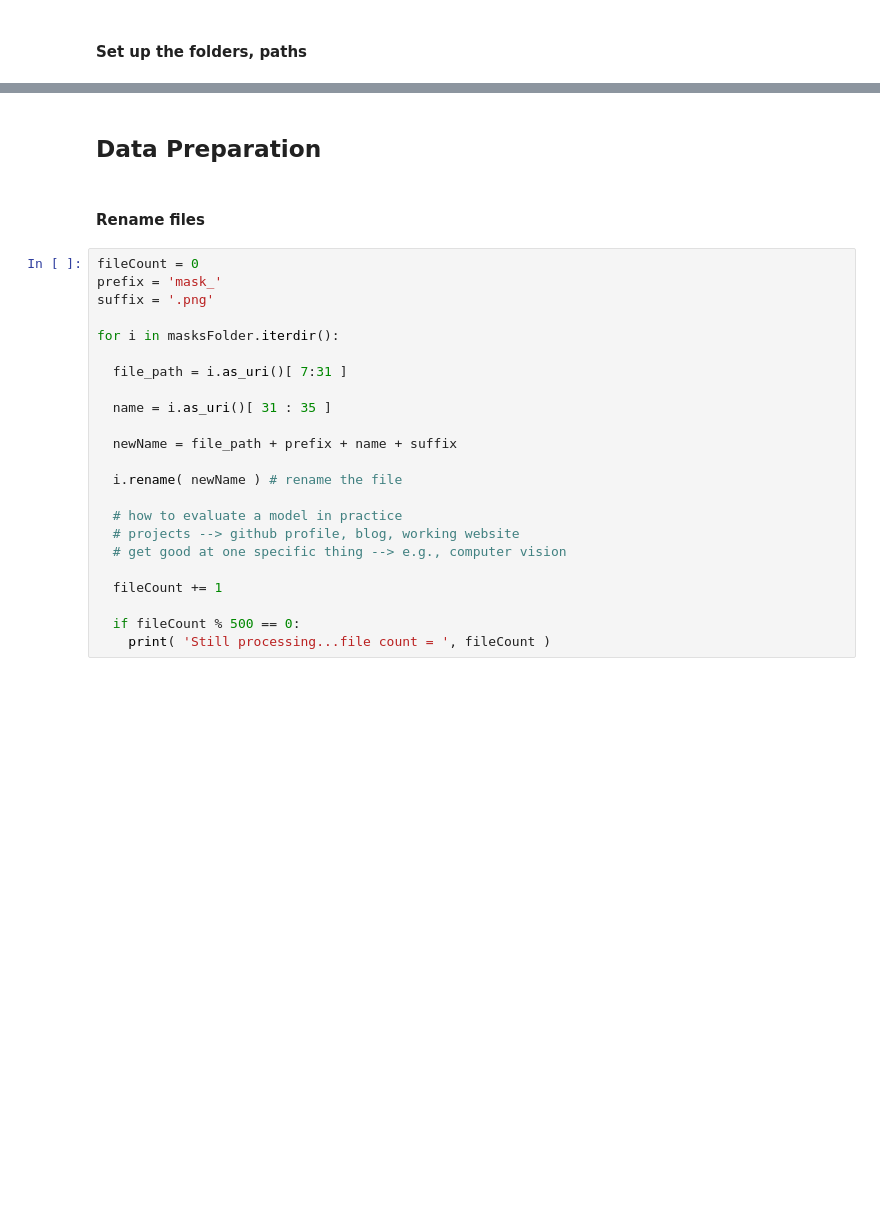
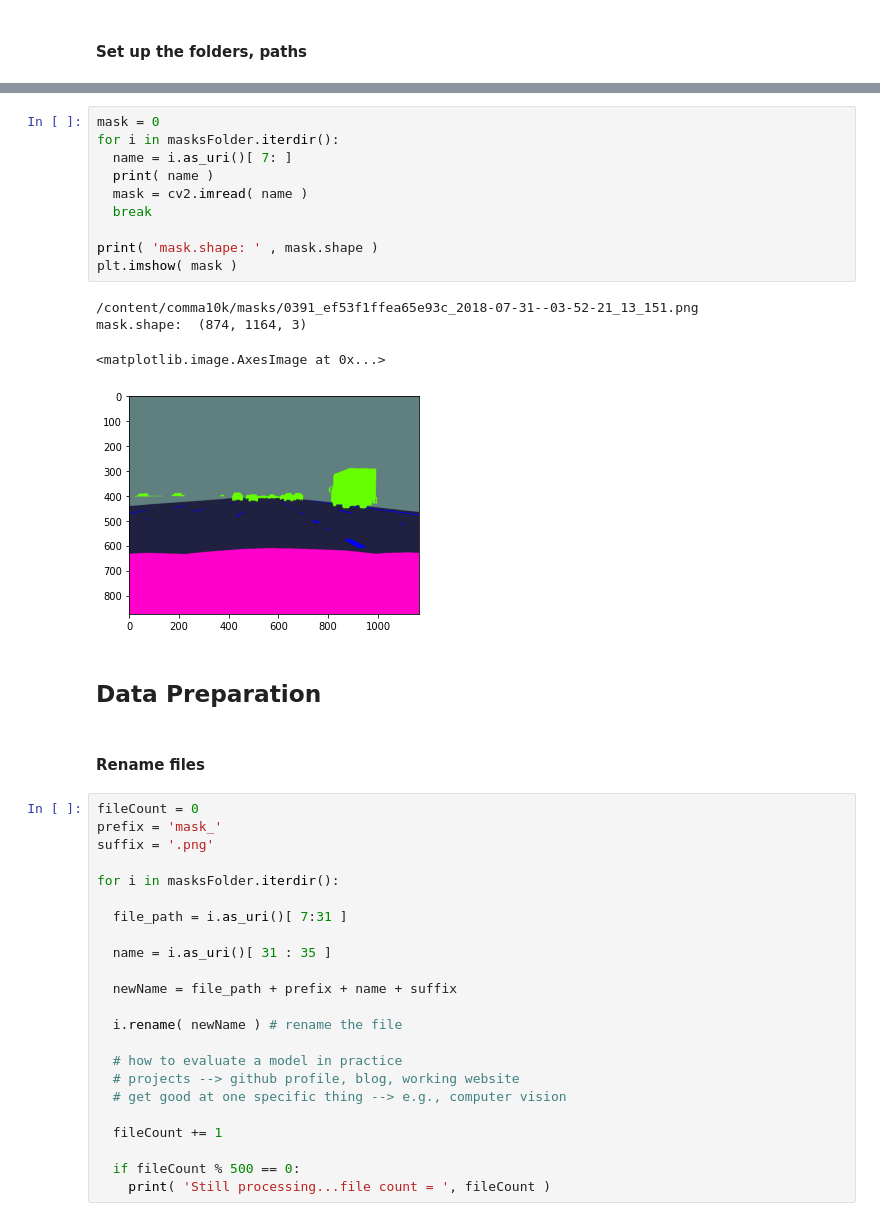
Before and after one commit to lvllvl/unet, a Jupyter notebook: SegmentationModel.ipynb, the cells around one changed output, grey strips where cells are left out. Drawn from its saved outputs; the diff is of its cells as text; blank space fills up the shorter version.

```diff
--- a/SegmentationModel.ipynb
+++ b/SegmentationModel.ipynb
@@ -105,3 +104,18 @@ img.shape
+# %%
+mask = 0
+for i in masksFolder.iterdir():
+  name = i.as_uri()[ 7: ]
+  print( name )
+  mask = cv2.imread( name )
+  break
+
+print( 'mask.shape: ' , mask.shape )
+plt.imshow( mask )
+# %% [output]
+/content/comma10k/masks/0391_ef53f1ffea65e93c_2018-07-31--03-52-21_13_151.png
+mask.shape:  (874, 1164, 3)
+<matplotlib.image.AxesImage at 0x...>
+[figure, added]
 # %% [markdown]
 ## Data Preparation
 # %% [markdown]
```
Also changed, not shown: parts of 24 cells of this notebook.
